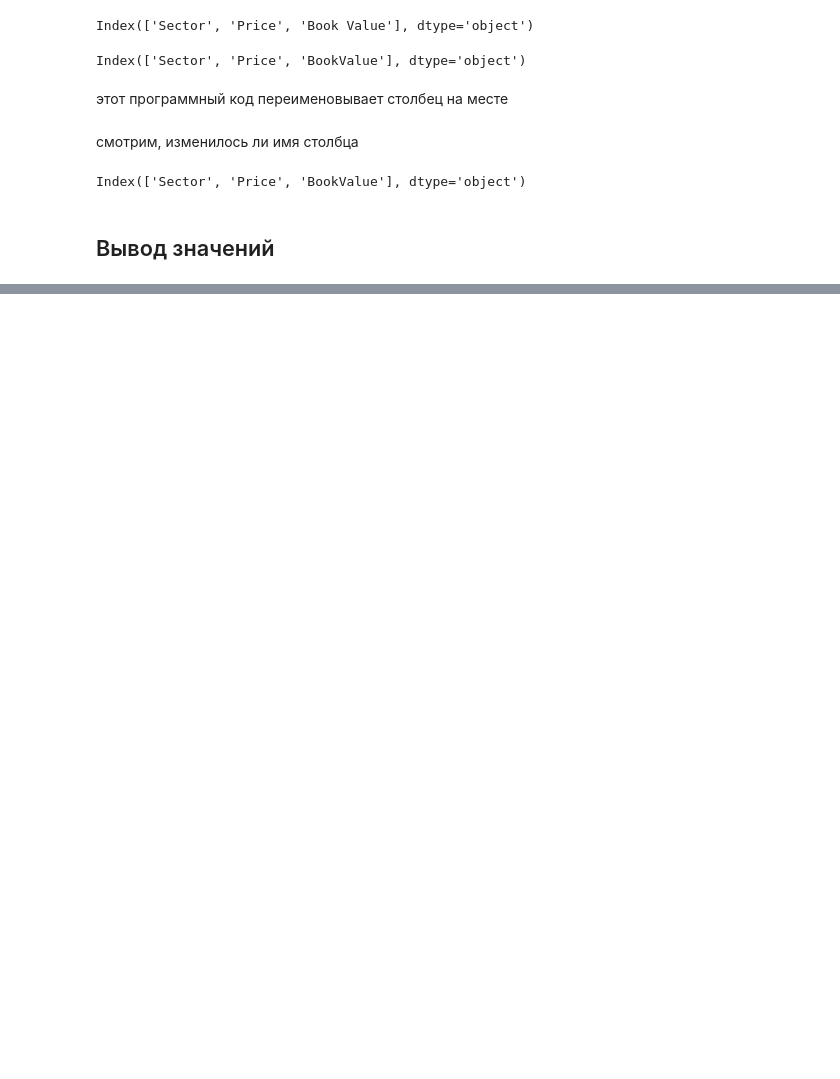
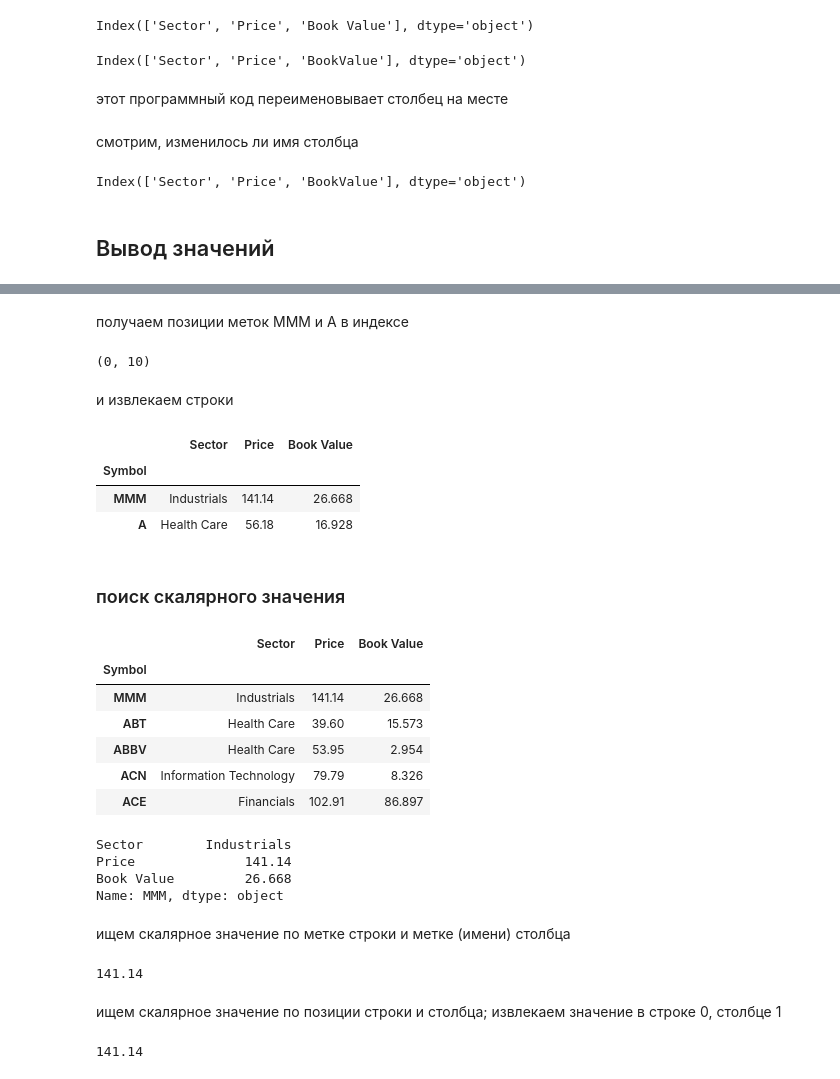
Before and after one commit to VorobyvEgor/Data_Science_with_Python, a Jupyter notebook: 1_Data_Structures.ipynb, the cells around one changed output, grey strips where cells are left out. Saved outputs shown, nothing was run; the diff lists cells and outputs as text; code cells hidden in the pictures; blank space fills up the shorter version.

```diff
--- a/1_Data_Structures.ipynb
+++ b/1_Data_Structures.ipynb
@@ -490,0 +587,49 @@ Hello
+# %% [markdown]
+получаем позиции меток ММM и А в индексе
+# %%
+i1 = sp500.index.get_loc('MMM')
+i2 = sp500.index.get_loc('A')
+(i1, i2)
+# %% [output]
+(0, 10)
+# %% [markdown]
+и извлекаем строки
+# %%
+sp500.iloc[[i1, i2]]
+# %% [output]
+|  | Sector | Price | Book Value |
+| Symbol |  |  |  |
+| MMM | Industrials | 141.14 | 26.668 |
+| A | Health Care | 56.18 | 16.928 |
+# %% [markdown]
+### поиск скалярного значения
+# %%
+sp500.head(5)
+# %% [output]
+|  | Sector | Price | Book Value |
+| Symbol |  |  |  |
+| MMM | Industrials | 141.14 | 26.668 |
+| ABT | Health Care | 39.60 | 15.573 |
+| ABBV | Health Care | 53.95 | 2.954 |
+| ACN | Information Technology | 79.79 | 8.326 |
+| ACE | Financials | 102.91 | 86.897 |
+# %%
+i1 = sp500.index.get_loc('MMM')
+sp500.iloc[i1]
+# %% [output]
+Sector        Industrials
+Price              141.14
+Book Value         26.668
+Name: MMM, dtype: object
+# %% [markdown]
+ищем скалярное значение по метке строки и метке (имени) столбца
+# %%
+sp500.at['MMM', 'Price']
+# %% [output]
+141.14
+# %% [markdown]
+ищем скалярное значение по позиции строки и столбца; извлекаем значение в строке 0, столбце 1
+# %%
+sp500.iat[0, 1]
+# %% [output]
+141.14
```
Also changed, not shown: parts of 71 cells of this notebook.
